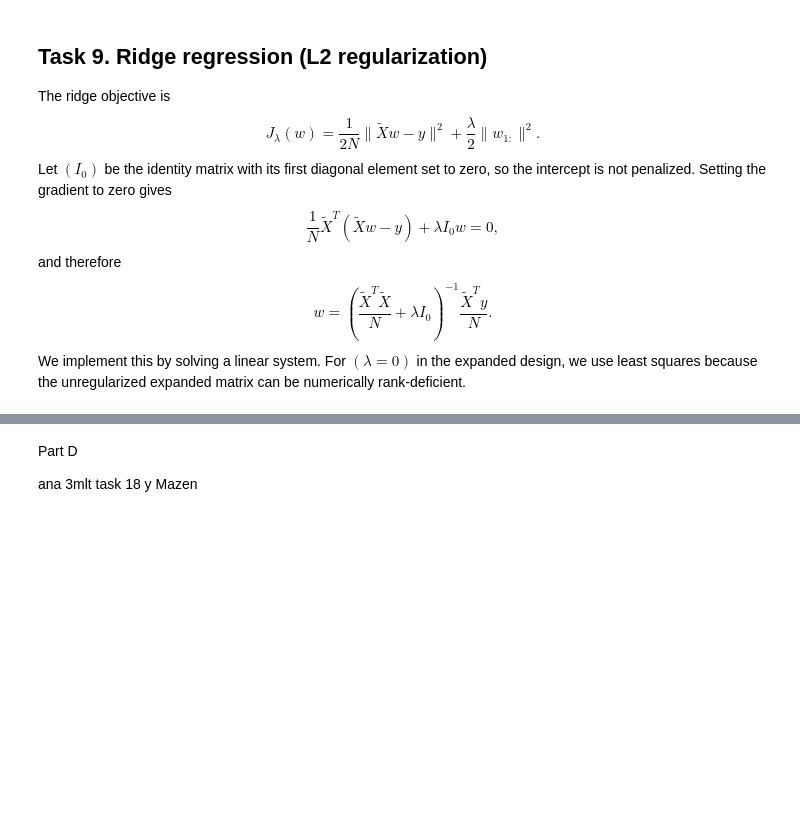
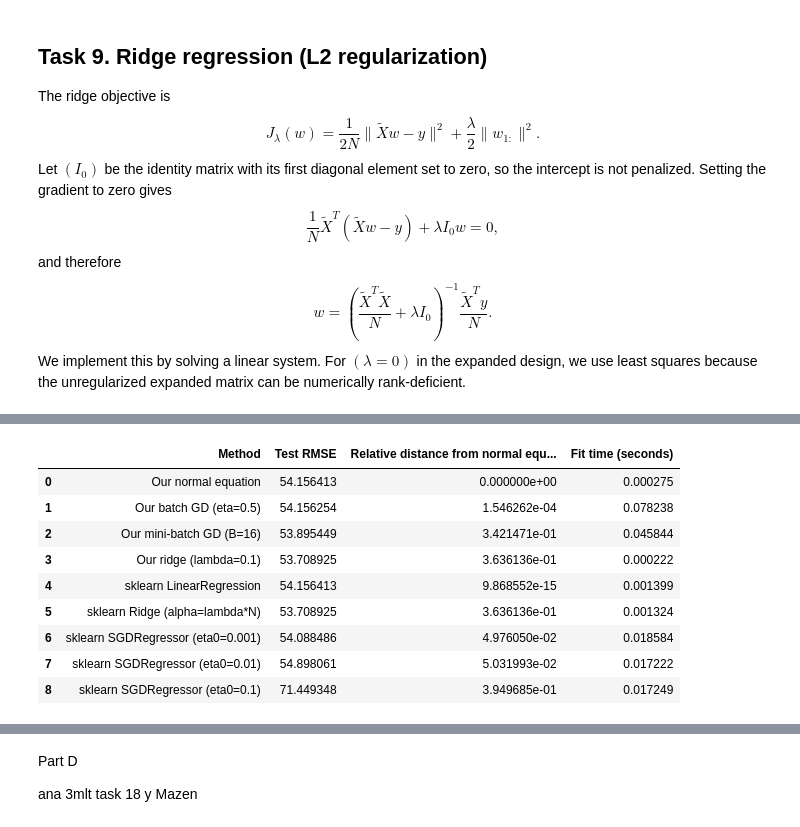
Before and after one commit to YaseenRamzyy/ML-Assignment-2, a Jupyter notebook: ML_Assignment_2.ipynb, the cells around one changed output, grey strips where cells are left out. Drawn from its saved outputs; the diff is of its cells as text; code cells hidden in the pictures; blank space fills up the shorter version.

```diff
--- a/ML_Assignment_2.ipynb
+++ b/ML_Assignment_2.ipynb
@@ -869,0 +1137,85 @@ We implement this by solving a linear system. For $(\lambda=0)$ in the expanded
+# %%
+comparison_rows = []
+
+def add_comparison_row(name, w, fit_seconds):
+    rel_dist = np.linalg.norm(w - w_star) / max(np.linalg.norm(w_star), 1e-12)
+    test_rmse = rmse(yte, Xte @ w)
+    comparison_rows.append({
+        "Method": name,
+        "Test RMSE": test_rmse,
+        "Relative distance from normal equation": rel_dist,
+        "Fit time (seconds)": fit_seconds
+    })
+
+
+# Our normal equation.
+start = time.perf_counter()
+w_normal = normal_equation(Xtr, ytr)
+elapsed = time.perf_counter() - start
+add_comparison_row("Our normal equation", w_normal, elapsed)
+
+# Our batch GD.
+start = time.perf_counter()
+w_batch, _, _, _ = batch_gradient_descent(Xtr, ytr, eta=0.5,
+                                           epochs=2000, reference_w=w_star)
+elapsed = time.perf_counter() - start
+add_comparison_row("Our batch GD (eta=0.5)", w_batch, elapsed)
+
+# Our mini-batch GD.
+start = time.perf_counter()
+w_mini, _, _ = minibatch_gradient_descent(Xtr, ytr, eta=0.01,
+                                           epochs=100, batch_size=16, seed=42)
+elapsed = time.perf_counter() - start
+add_comparison_row("Our mini-batch GD (B=16)", w_mini, elapsed)
+
+# Our ridge closed form.
+start = time.perf_counter()
+w_ridge = ridge_solution(Xtr, ytr, lam=0.1)
+elapsed = time.perf_counter() - start
+add_comparison_row("Our ridge (lambda=0.1)", w_ridge, elapsed)
+
+# scikit-learn LinearRegression.
+start = time.perf_counter()
+sk_linear = LinearRegression().fit(Xtr[:, 1:], ytr)
+elapsed = time.perf_counter() - start
+w_sk_linear = np.concatenate(([sk_linear.intercept_], sk_linear.coef_))
+add_comparison_row("sklearn LinearRegression", w_sk_linear, elapsed)
+
+# scikit-learn Ridge with alpha = lambda * N_train.
+start = time.perf_counter()
+sk_ridge = Ridge(alpha=0.1 * len(ytr), fit_intercept=True).fit(Xtr[:, 1:], ytr)
+elapsed = time.perf_counter() - start
+w_sk_ridge = np.concatenate(([sk_ridge.intercept_], sk_ridge.coef_))
+add_comparison_row("sklearn Ridge (alpha=lambda*N)", w_sk_ridge, elapsed)
+
+# scikit-learn SGDRegressor for the required eta0 values.
+for eta0 in [0.001, 0.01, 0.1]:
+    start = time.perf_counter()
+    with warnings.catch_warnings():
+        warnings.simplefilter("ignore")
+        sgd_model = SGDRegressor(
+            penalty=None,
+            learning_rate="constant",
+            eta0=eta0,
+            max_iter=1000,
+            tol=None,
+            random_state=42
+        )
+        sgd_model.fit(Xtr[:, 1:], ytr)
+    elapsed = time.perf_counter() - start
+    w_sgd = np.concatenate(([sgd_model.intercept_[0]], sgd_model.coef_))
+    add_comparison_row(f"sklearn SGDRegressor (eta0={eta0})", w_sgd, elapsed)
+
+comparison_table = pd.DataFrame(comparison_rows)
+display(comparison_table)
+# %% [output]
+|  | Method | Test RMSE | Relative distance from normal equ... | Fit time (seconds) |
+| 0 | Our normal equation | 54.156413 | 0.000000e+00 | 0.000275 |
+| 1 | Our batch GD (eta=0.5) | 54.156254 | 1.546262e-04 | 0.078238 |
+| 2 | Our mini-batch GD (B=16) | 53.895449 | 3.421471e-01 | 0.045844 |
+| 3 | Our ridge (lambda=0.1) | 53.708925 | 3.636136e-01 | 0.000222 |
+| 4 | sklearn LinearRegression | 54.156413 | 9.868552e-15 | 0.001399 |
+| 5 | sklearn Ridge (alpha=lambda*N) | 53.708925 | 3.636136e-01 | 0.001324 |
+| 6 | sklearn SGDRegressor (eta0=0.001) | 54.088486 | 4.976050e-02 | 0.018584 |
+| 7 | sklearn SGDRegressor (eta0=0.01) | 54.898061 | 5.031993e-02 | 0.017222 |
+| 8 | sklearn SGDRegressor (eta0=0.1) | 71.449348 | 3.949685e-01 | 0.017249 |
```
Also changed, not shown: parts of 30 cells of this notebook.
